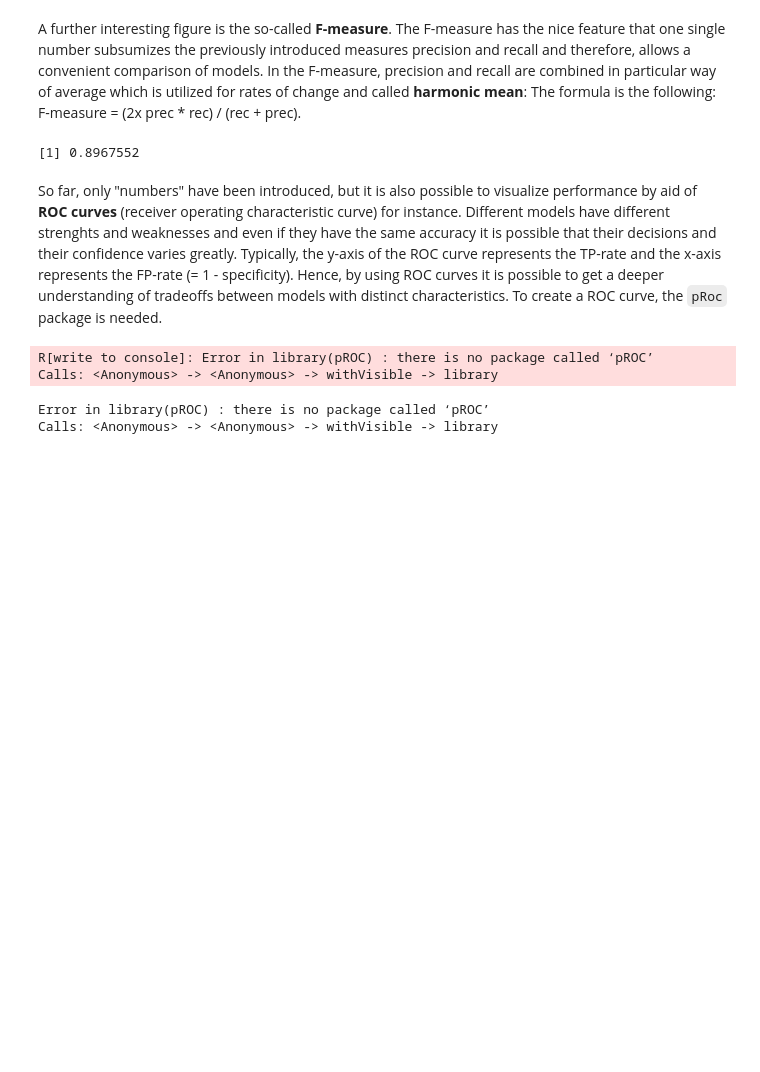
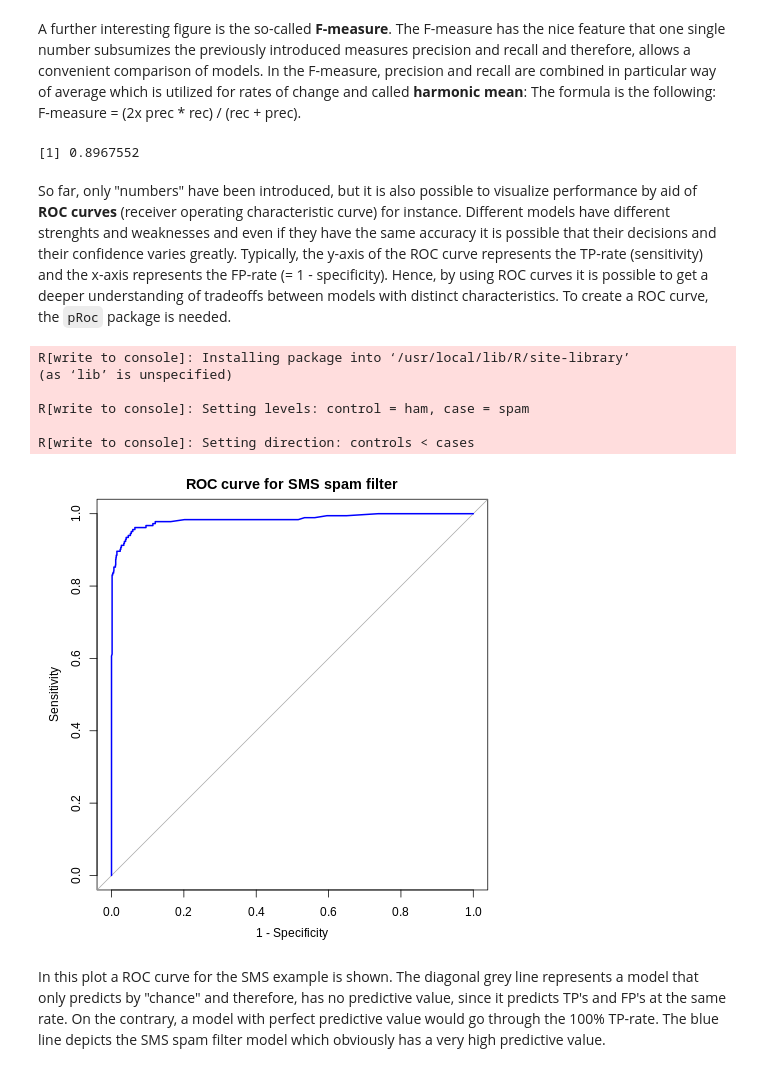
Before and after one commit to ritterl/MachineLearning, a Jupyter notebook: Chapter10.ipynb, the cells around one changed output. Saved outputs shown, nothing was run; the diff lists cells and outputs as text; code cells hidden in the pictures; blank space fills up the shorter version.

```diff
--- a/Chapter10.ipynb
+++ b/Chapter10.ipynb
@@ -311,14 +365,22 @@ f
 # %% [output]
 [1] 0.8967552
 # %% [markdown]
-So far, only "numbers" have been introduced, but it is also possible to visualize performance by aid of **ROC curves** (receiver operating characteristic curve) for instance. Different models have different strenghts and weaknesses and even if they have the same accuracy it is possible that their decisions and their confidence varies greatly. Typically, the y-axis of the ROC curve represents the TP-rate and the x-axis represents the FP-rate (= 1 - specificity). Hence, by using ROC curves it is possible to get a deeper understanding of tradeoffs between models with distinct characteristics. To create a ROC curve, the `pRoc` package is needed.
+So far, only "numbers" have been introduced, but it is also possible to visualize performance by aid of **ROC curves** (receiver operating characteristic curve) for instance. Different models have different strenghts and weaknesses and even if they have the same accuracy it is possible that their decisions and their confidence varies greatly. Typically, the y-axis of the ROC curve represents the TP-rate (sensitivity) and the x-axis represents the FP-rate (= 1 - specificity). Hence, by using ROC curves it is possible to get a deeper understanding of tradeoffs between models with distinct characteristics. To create a ROC curve, the `pRoc` package is needed.
 # %%
 %%R
 ## Visualizing Performance Tradeoffs ----
+install.packages("pRoc")
 library(pROC)
 sms_roc <- roc(sms_results$actual_type, sms_results$prob_spam)
+# ROC curve for Naive Bayes
+plot(sms_roc, main = "ROC curve for SMS spam filter", col = "blue", lwd = 2, legacy.axes = TRUE)
 # %% [output]
-R[write to console]: Error in library(pROC) : there is no package called ‘pROC’
-Calls: <Anonymous> -> <Anonymous> -> withVisible -> library
+R[write to console]: Installing package into ‘/usr/local/lib/R/site-library’
+(as ‘lib’ is unspecified)
+
+R[write to console]: Setting levels: control = ham, case = spam
+
+R[write to console]: Setting direction: controls < cases
-Error in library(pROC) : there is no package called ‘pROC’
-Calls: <Anonymous> -> <Anonymous> -> withVisible -> library
+[figure, added]
+# %% [markdown]
+In this plot a ROC curve for the SMS example is shown. The diagonal grey line represents a model that only predicts by "chance" and therefore, has no predictive value, since it predicts TP's and FP's at the same rate. On the contrary, a model with perfect predictive value would go through the 100% TP-rate. The blue line depicts the SMS spam filter model which obviously has a very high predictive value.
```
Also changed, not shown: parts of 12 cells of this notebook.
